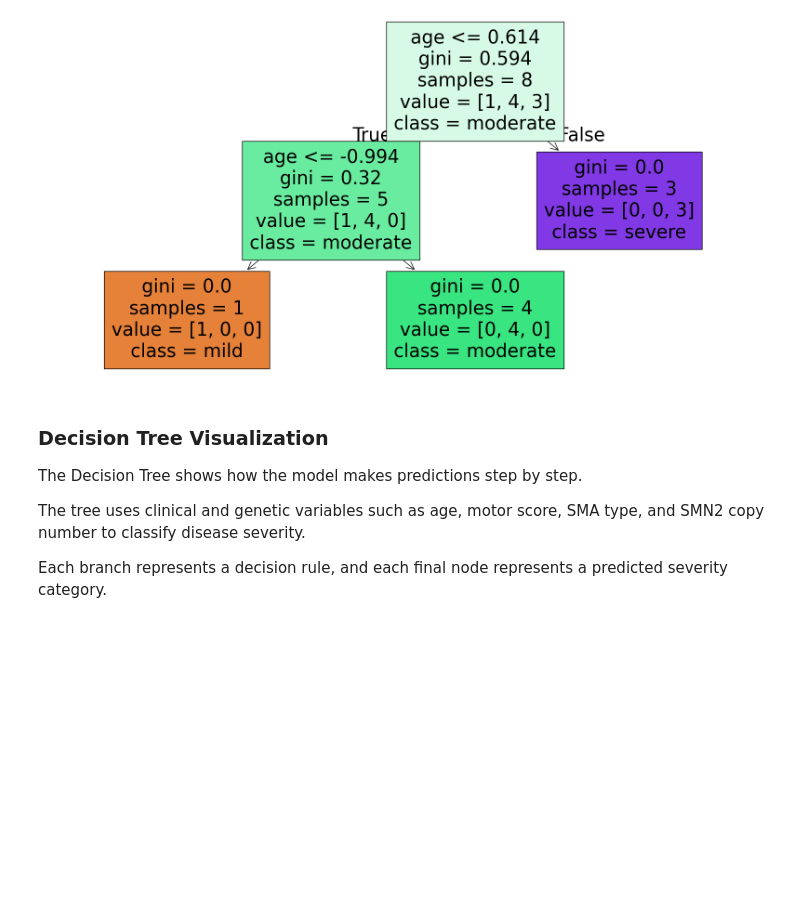
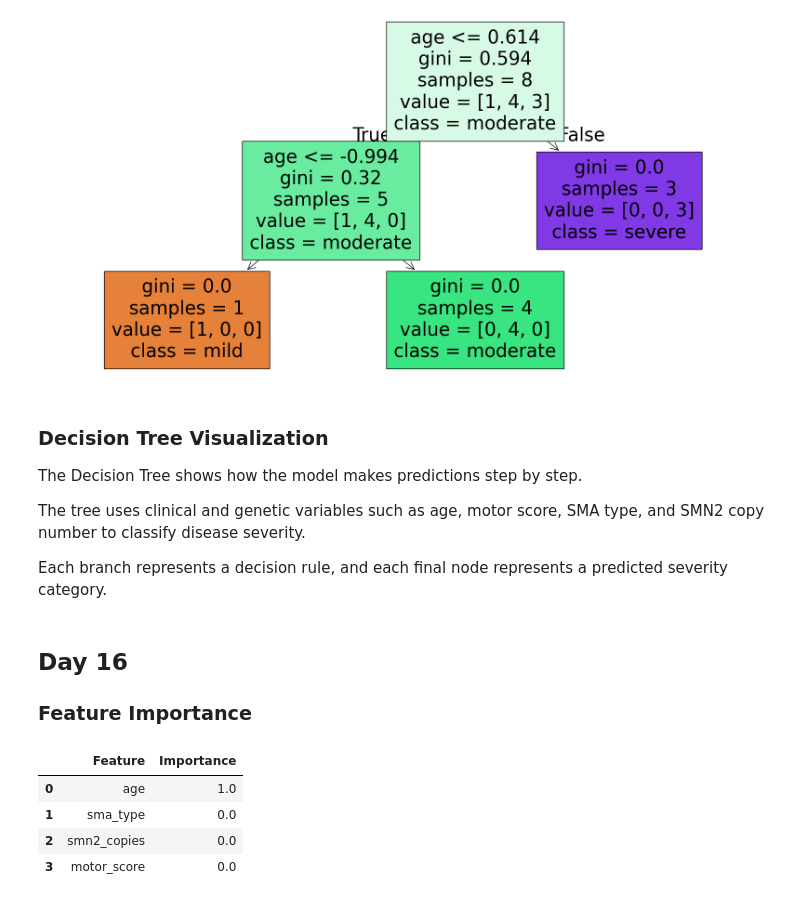
Before and after one commit to Kisara00555/sma-data-science, a Jupyter notebook: notebooks/01_sma_background_and_data_overview.ipynb, the cells around one changed output. Drawn from its saved outputs; the diff is of its cells as text; code cells hidden in the pictures; blank space fills up the shorter version.

```diff
--- a/notebooks/01_sma_background_and_data_overview.ipynb
+++ b/notebooks/01_sma_background_and_data_overview.ipynb
@@ -711,3 +711,22 @@ The Decision Tree shows how the model makes predictions step by step.
 The tree uses clinical and genetic variables such as age, motor score, SMA type, and SMN2 copy number to classify disease severity.
 
 Each branch represents a decision rule, and each final node represents a predicted severity category.
+# %% [markdown]
+## Day 16
+### Feature Importance
+# %%
+# Feature Importance
+feature_importance = tree_model.feature_importances_
+
+importance_df = pd.DataFrame({
+    "Feature": X.columns,
+    "Importance": feature_importance
+})
+
+importance_df
+# %% [output]
+|  | Feature | Importance |
+| 0 | age | 1.0 |
+| 1 | sma_type | 0.0 |
+| 2 | smn2_copies | 0.0 |
+| 3 | motor_score | 0.0 |
```
Also changed, not shown: parts of 4 cells of this notebook, 1 other file.
